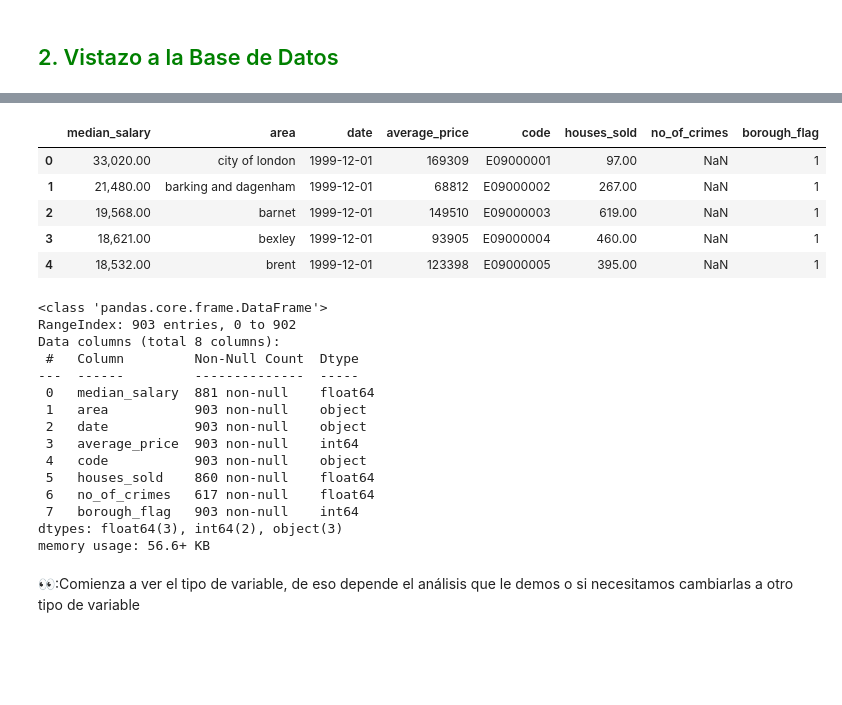
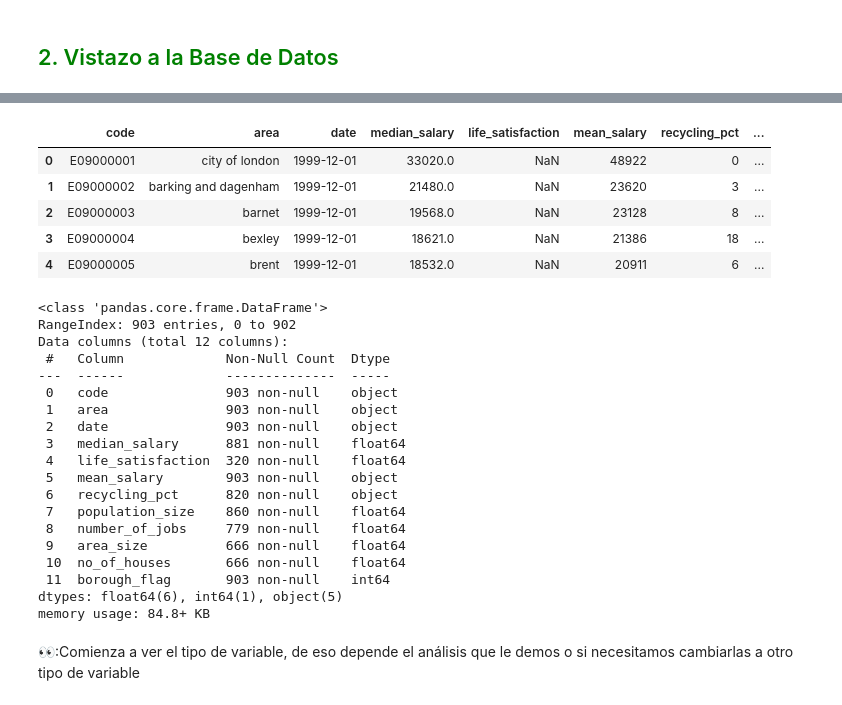
Before and after one commit to Rito-x45/6IV8_Rangel_Perez_Luis_fernando_AnalisisDeDatos, a Jupyter notebook: Machine Learning python Archivos de Trabajo para el curso y Manual/Capítulo 2-Proyecto End-to-End/Cap2_plantilla.ipynb, the cells around one changed output, grey strips where cells are left out. Cells and saved outputs as stored; diff of their text form; code cells hidden in the pictures; blank space fills up the shorter version.

```diff
--- a/Machine Learning python Archivos de Trabajo para el curso y Manual/Capítulo 2-Proyecto End-to-End/Cap2_plantilla.ipynb
+++ b/Machine Learning python Archivos de Trabajo para el curso y Manual/Capítulo 2-Proyecto End-to-End/Cap2_plantilla.ipynb
@@ -38,6 +41,5 @@ def extraer_datos(root,database):
 ## <span style="color:green">2. Vistazo a la Base de Datos</span>
 # %%
 ## Juntamos nuestra base de datos de la media salarial, con la de datos de Londres.
-df1 = extraer_datos(DOWNLOAD_ROOT, LONDON_SALARY)
-df2 = extraer_datos(DOWNLOAD_ROOT, LONDON_HOUSING)
-df1.head()
+df1 = extraer_datos(DOWNLOAD_ROOT, LONDON_HOUSING)
+df2 = extraer_datos(DOWNLOAD_ROOT, LONDON_SALARY)
@@ -62,34 +49,37 @@ df1.head()
 # %%
 #Fusionar los dos dataframe
-data = pd.merge(df1, df2)
+data = pd.merge(df2,df1)
 data.head()
 # %% [output]
-|  | median_salary | area | date | average_price | code | houses_sold | no_of_crimes | borough_flag |
-| 0 | 33,020.00 | city of london | 1999-12-01 | 169309 | E09000001 | 97.00 | NaN | 1 |
-| 1 | 21,480.00 | barking and dagenham | 1999-12-01 | 68812 | E09000002 | 267.00 | NaN | 1 |
-| 2 | 19,568.00 | barnet | 1999-12-01 | 149510 | E09000003 | 619.00 | NaN | 1 |
-| 3 | 18,621.00 | bexley | 1999-12-01 | 93905 | E09000004 | 460.00 | NaN | 1 |
-| 4 | 18,532.00 | brent | 1999-12-01 | 123398 | E09000005 | 395.00 | NaN | 1 |
+|  | code | area | date | median_salary | life_satisfaction | mean_salary | recycling_pct | ... |
+| 0 | E09000001 | city of london | 1999-12-01 | 33020.0 | NaN | 48922 | 0 | ... |
+| 1 | E09000002 | barking and dagenham | 1999-12-01 | 21480.0 | NaN | 23620 | 3 | ... |
+| 2 | E09000003 | barnet | 1999-12-01 | 19568.0 | NaN | 23128 | 8 | ... |
+| 3 | E09000004 | bexley | 1999-12-01 | 18621.0 | NaN | 21386 | 18 | ... |
+| 4 | E09000005 | brent | 1999-12-01 | 18532.0 | NaN | 20911 | 6 | ... |
 # %%
 # Obtener información de los datos.
-'population_size', 'life_satisfaction', 'number_house'
 data.info()
 # %% [output]
 <class 'pandas.core.frame.DataFrame'>
 RangeIndex: 903 entries, 0 to 902
-Data columns (total 8 columns):
- #   Column         Non-Null Count  Dtype
----  ------         --------------  -----
- 0   median_salary  881 non-null    float64
- 1   area           903 non-null    object
- 2   date           903 non-null    object
- 3   average_price  903 non-null    int64
- 4   code           903 non-null    object
- 5   houses_sold    860 non-null    float64
- 6   no_of_crimes   617 non-null    float64
- 7   borough_flag   903 non-null    int64
-dtypes: float64(3), int64(2), object(3)
-memory usage: 56.6+ KB
+Data columns (total 12 columns):
+ #   Column             Non-Null Count  Dtype
+---  ------             --------------  -----
+ 0   code               903 non-null    object
+ 1   area               903 non-null    object
+ 2   date               903 non-null    object
+ 3   median_salary      881 non-null    float64
+ 4   life_satisfaction  320 non-null    float64
+ 5   mean_salary        903 non-null    object
+ 6   recycling_pct      820 non-null    object
+ 7   population_size    860 non-null    float64
+ 8   number_of_jobs     779 non-null    float64
+ 9   area_size          666 non-null    float64
+ 10  no_of_houses       666 non-null    float64
+ 11  borough_flag       903 non-null    int64
+dtypes: float64(6), int64(1), object(5)
+memory usage: 84.8+ KB
 # %% [markdown]
 👀:Comienza a ver el tipo de variable, de eso depende el análisis que le demos o si necesitamos cambiarlas a otro tipo de variable
 # %% [markdown]
```
Also changed, not shown: parts of 18 cells of this notebook, 10 other files.
